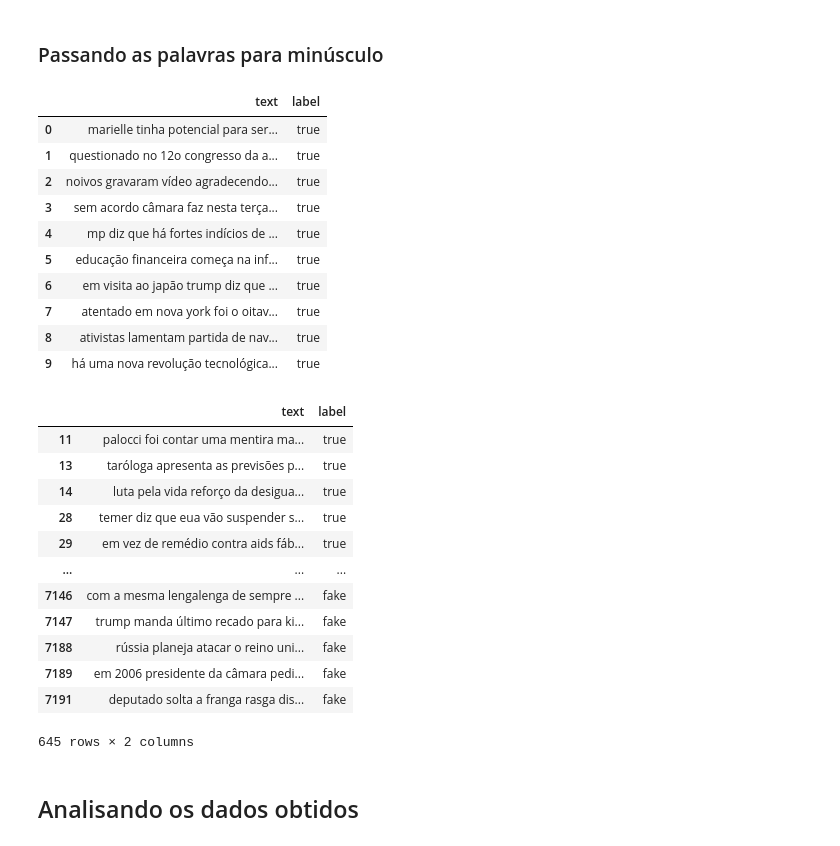
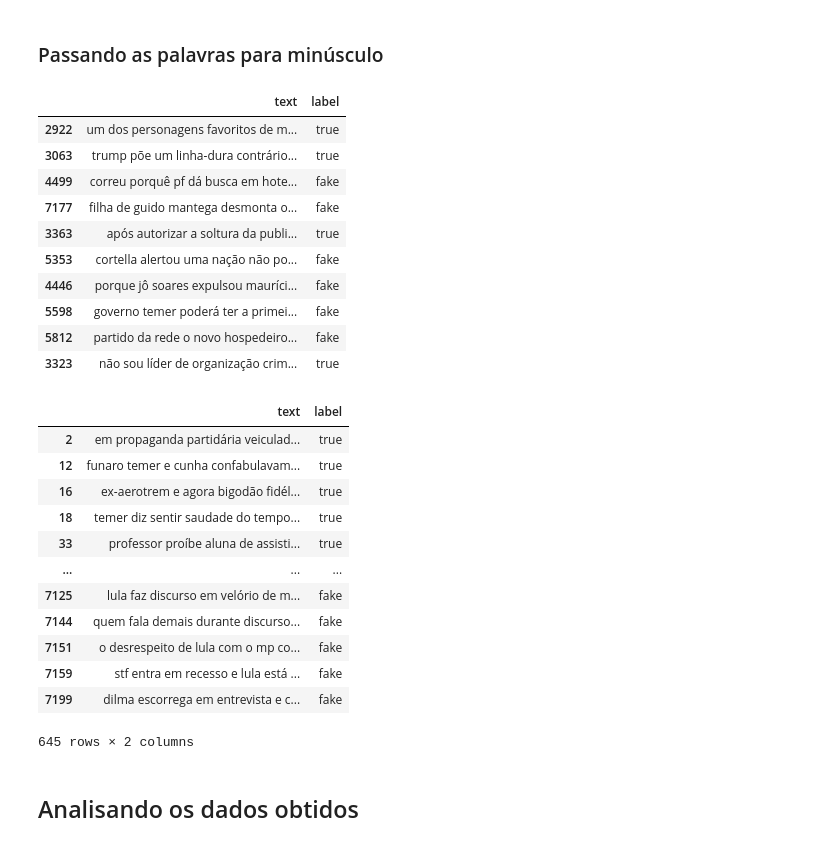
Before and after one commit to atlantico-academy/apura, a Jupyter notebook: notebooks/01 - Exploratory Data Analysis.ipynb, the cells around one changed output. Saved outputs shown, nothing was run; the diff lists cells and outputs as text; code cells hidden in the pictures.

```diff
--- a/notebooks/01 - Exploratory Data Analysis.ipynb
+++ b/notebooks/01 - Exploratory Data Analysis.ipynb
@@ -108,34 +108,34 @@ news_df[news_df['text'].apply(lambda c: str(c).find('discurso')) != -1]
 ### Passando as palavras para minúsculo
 # %%
 news_df['text'] = news_df['text'].apply(lambda x: x.lower())
-news_df.head(10)
+news_df.sample(10)
 # %% [output]
 |  | text | label |
-| 0 | marielle tinha potencial para ser... | true |
-| 1 | questionado no 12o congresso da a... | true |
-| 2 | noivos gravaram vídeo agradecendo... | true |
-| 3 | sem acordo câmara faz nesta terça... | true |
-| 4 | mp diz que há fortes indícios de ... | true |
-| 5 | educação financeira começa na inf... | true |
-| 6 | em visita ao japão trump diz que ... | true |
-| 7 | atentado em nova york foi o oitav... | true |
-| 8 | ativistas lamentam partida de nav... | true |
-| 9 | há uma nova revolução tecnológica... | true |
+| 2922 | um dos personagens favoritos de m... | true |
+| 3063 | trump põe um linha-dura contrário... | true |
+| 4499 | correu porquê pf dá busca em hote... | fake |
+| 7177 | filha de guido mantega desmonta o... | fake |
+| 3363 | após autorizar a soltura da publi... | true |
+| 5353 | cortella alertou uma nação não po... | fake |
+| 4446 | porque jô soares expulsou mauríci... | fake |
+| 5598 | governo temer poderá ter a primei... | fake |
+| 5812 | partido da rede o novo hospedeiro... | fake |
+| 3323 | não sou líder de organização crim... | true |
 # %%
-news_df[news_df['text'].apply(lambda c: str(c).find('discurso')) != -1]
+news_df[news_df['text'].str.contains('discurso')]
 # %% [output]
 |  | text | label |
-| 11 | palocci foi contar uma mentira ma... | true |
-| 13 | taróloga apresenta as previsões p... | true |
-| 14 | luta pela vida reforço da desigua... | true |
-| 28 | temer diz que eua vão suspender s... | true |
-| 29 | em vez de remédio contra aids fáb... | true |
+| 2 | em propaganda partidária veiculad... | true |
+| 12 | funaro temer e cunha confabulavam... | true |
+| 16 | ex-aerotrem e agora bigodão fidél... | true |
+| 18 | temer diz sentir saudade do tempo... | true |
+| 33 | professor proíbe aluna de assisti... | true |
 | ... | ... | ... |
-| 7146 | com a mesma lengalenga de sempre ... | fake |
-| 7147 | trump manda último recado para ki... | fake |
-| 7188 | rússia planeja atacar o reino uni... | fake |
-| 7189 | em 2006 presidente da câmara pedi... | fake |
-| 7191 | deputado solta a franga rasga dis... | fake |
+| 7125 | lula faz discurso em velório de m... | fake |
+| 7144 | quem fala demais durante discurso... | fake |
+| 7151 | o desrespeito de lula com o mp co... | fake |
+| 7159 | stf entra em recesso e lula está ... | fake |
+| 7199 | dilma escorrega em entrevista e c... | fake |
 645 rows × 2 columns
 # %% [markdown]
 ## Analisando os dados obtidos
```
Also changed, not shown: parts of 13 cells of this notebook.
